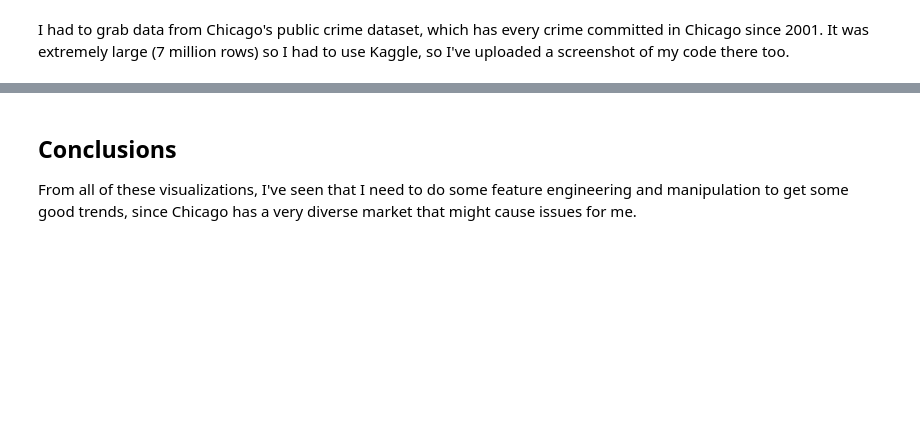
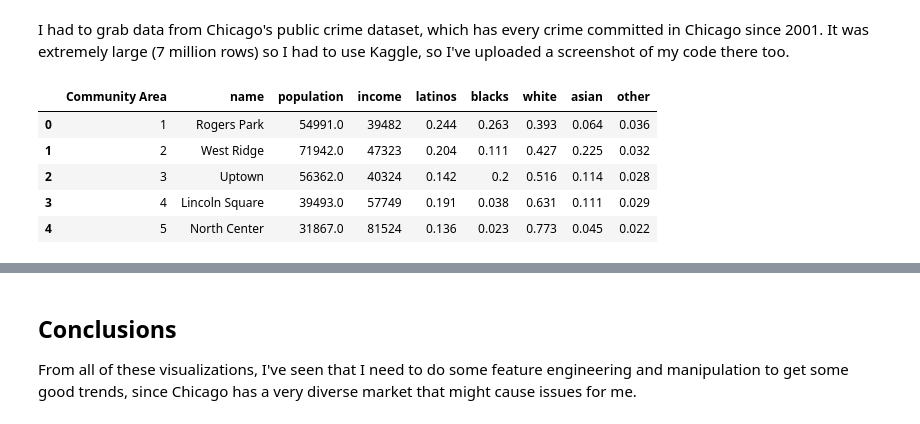
Before and after one commit to Kyra15/MachineLearningAHS, a Jupyter notebook: Project_2/Project_2.ipynb, the cells around one changed output, grey strips where cells are left out. Cells and saved outputs as stored; diff of their text form; code cells hidden in the pictures; blank space fills up the shorter version.

```diff
--- a/Project_2/Project_2.ipynb
+++ b/Project_2/Project_2.ipynb
@@ -435,0 +428,24 @@ crime_counts["percents"] = (crime_counts["count"] / total_crime) * 100
+# %%
+neighborhood_to_cca = pd.read_csv("chicago_cca_exploded.csv")
+
+crime_counts = pd.read_csv("val_counts.csv")
+
+# calculuate crime rate per resident
+# https://www.kaggle.com/datasets/sergejnuss/chicago-community-areas-demographics
+population = pd.read_csv("chicago_population.CSV", delimiter=";", header=None)
+population = population.T
+
+population.columns = population.iloc[0]
+population = population[1:]
+population = population.reset_index(drop=True)
+
+population["population"] = population["population"].astype(float)
+population["Community Area"] = population["Community Area"].astype(int)
+population.head()
+# %% [output]
+|  | Community Area | name | population | income | latinos | blacks | white | asian | other |
+| 0 | 1 | Rogers Park | 54991.0 | 39482 | 0.244 | 0.263 | 0.393 | 0.064 | 0.036 |
+| 1 | 2 | West Ridge | 71942.0 | 47323 | 0.204 | 0.111 | 0.427 | 0.225 | 0.032 |
+| 2 | 3 | Uptown | 56362.0 | 40324 | 0.142 | 0.2 | 0.516 | 0.114 | 0.028 |
+| 3 | 4 | Lincoln Square | 39493.0 | 57749 | 0.191 | 0.038 | 0.631 | 0.111 | 0.029 |
+| 4 | 5 | North Center | 31867.0 | 81524 | 0.136 | 0.023 | 0.773 | 0.045 | 0.022 |
```
Also changed, not shown: parts of 38 cells of this notebook.
